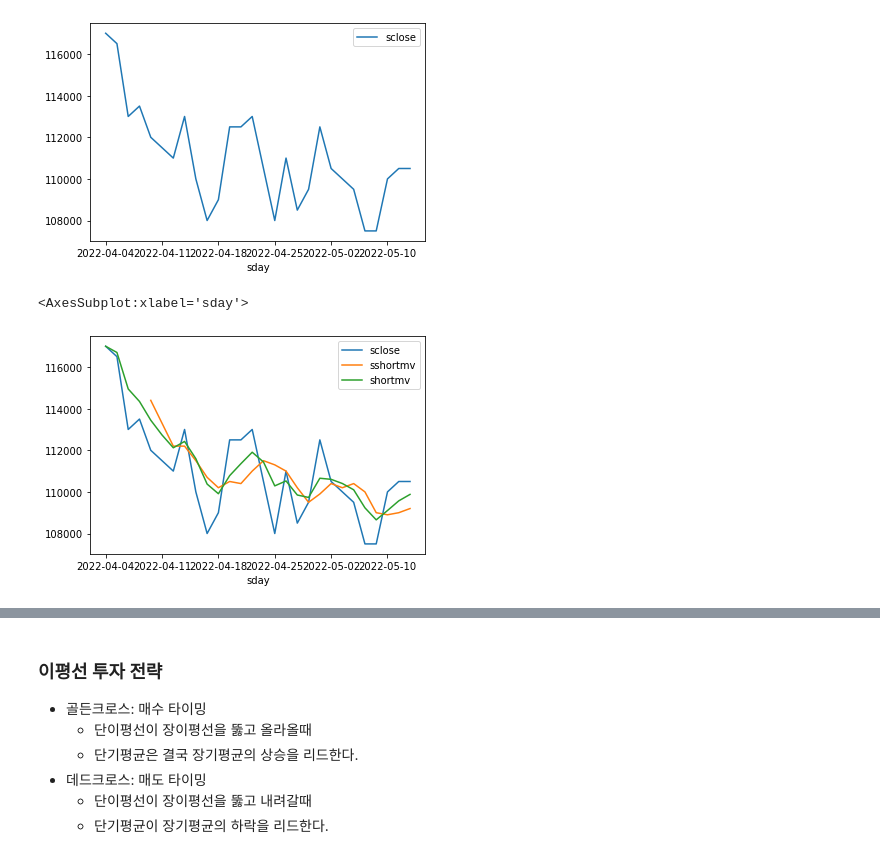
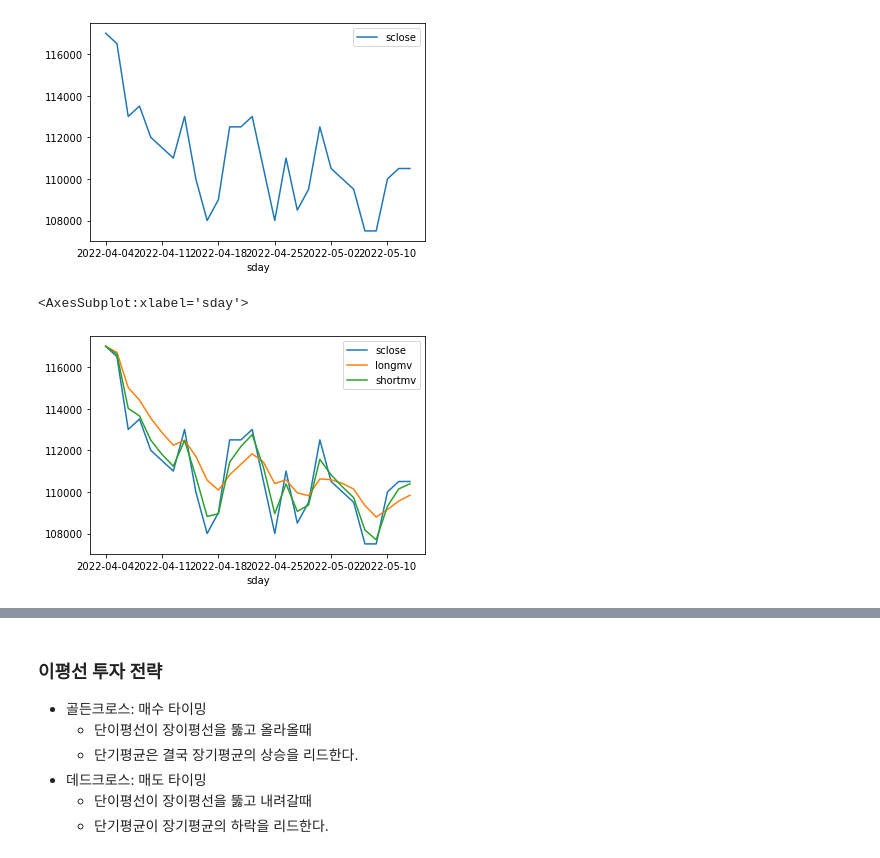
Before and after one commit to Parksaetbyeol/Jupyter_coding, a Jupyter notebook: STOCK/02. ewm.ipynb, the cells around one changed output, grey strips where cells are left out. Drawn from its saved outputs; the diff is of its cells as text; code cells hidden in the pictures.

```diff
--- a/STOCK/02. ewm.ipynb
+++ b/STOCK/02. ewm.ipynb
@@ -93,15 +93,15 @@ mdf.plot()
 <AxesSubplot:xlabel='sday'>
 [figure]
 # %%
-# span 관측치 갯수 window 와 유사
+# alpha (평활계수) 를 직접제어 하여 투자 전략 구성
 
-mdf['sshortmv']=mdf['sclose'].rolling(window=5).mean()
-#mdf['longmv']=mdf['sclose'].rolling(window=20).mean()
-mdf['shortmv']=mdf['sclose'].ewm(span=5).mean()
+#mdf['ashortmv']=mdf['sclose'].ewm(alpha=0.3).mean()
+mdf['longmv']=mdf['sclose'].ewm(alpha=0.3).mean()
+mdf['shortmv']=mdf['sclose'].ewm(alpha=0.7).mean()
 #mdf['elongmv']=mdf['sclose'].ewm(span=10).mean()
 #mdf['shortstd']=mdf['sclose'].ewm().std()
 #mdf['shortstd'].plot()
-mdf[['sclose','sshortmv','shortmv']].plot()
+mdf[['sclose','longmv','shortmv']].plot()
 # %% [output]
 <AxesSubplot:xlabel='sday'>
-[figure, old version]
+[figure, new version]
```
Also changed, not shown: parts of 5 cells of this notebook.
